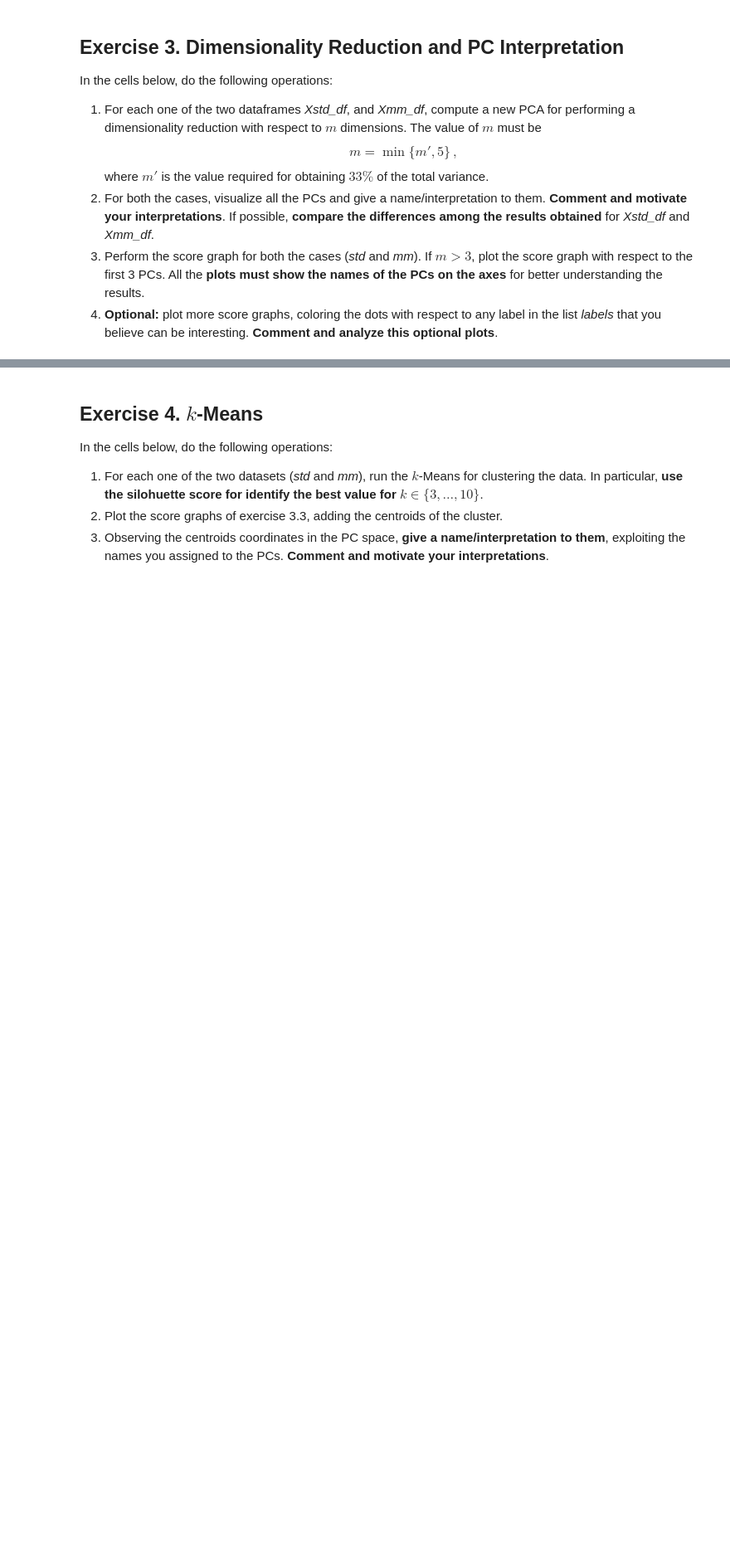
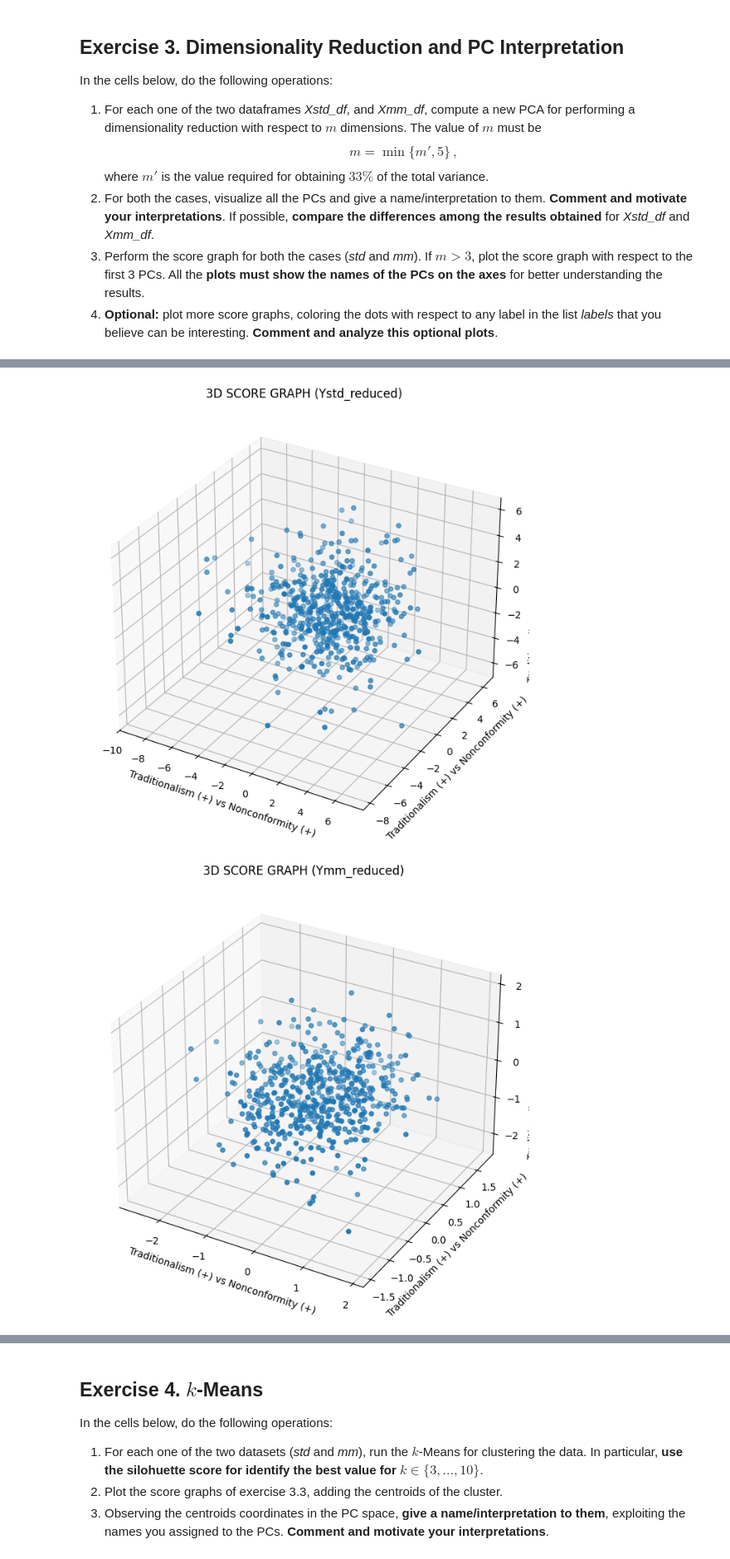
Before and after one commit to andrespinni/HW_PCA, a Jupyter notebook: HWpca_Surname1_Surname2.ipynb, the cells around one changed output, grey strips where cells are left out. Shown at 83% size. Drawn from its saved outputs; the diff is of its cells as text; code cells hidden in the pictures; blank space fills up the shorter version.

```diff
--- a/HWpca_Surname1_Surname2.ipynb
+++ b/HWpca_Surname1_Surname2.ipynb
@@ -343,12 +347,8 @@ In the cells below, do the following operations:
 4. **Optional:** plot more score graphs, coloring the dots with respect to any label in the list _labels_ that you believe can be interesting. **Comment and analyze this optional plots**.
 # %%
 # Function to compute m and perform dimensionality reduction
-def reduce_to_m_dimensions(X, target_variance=0.33, max_components=5):
-    pca = PCA()
-    pca.fit(X)
-
-    # Compute m'
-    cumulative_variance = np.cumsum(pca.explained_variance_ratio_)
+def reduce_to_m_dimensions(X, cumulative_variance, target_variance=0.33, max_components=5):
+    # Find the value of m' from the cumulative variance of X
     m_prime = np.searchsorted(cumulative_variance, target_variance) + 1  # +1 for index
 
     # Determine m
@@ -356,10 +356,10 @@ def reduce_to_m_dimensions(X, target_variance=0.33, max_components=5):
 
     # Dimensionality reduction
     pca_reduction = PCA(n_components=m)
-    X_reduced = pca_reduction.fit_transform(X)
+    Y_reduced = pca_reduction.fit_transform(X)
 
-    return X_reduced, pca_reduction
+    return m, Y_reduced, pca_reduction
 
 # Dimensionality reduction for Xstd_df and Xmm_df
-Xstd_reduced, pca_std = reduce_to_m_dimensions(Xstd_df)
-Xmm_reduced, pca_mm = reduce_to_m_dimensions(Xmm_df)
+m_std, Ystd_reduced, pca_std = reduce_to_m_dimensions(Xstd_df, cum_var_Xstd)
+m_mm, Ymm_reduced, pca_mm = reduce_to_m_dimensions(Xmm_df, cum_var_Xmm)
@@ -425,0 +470,27 @@ ValueError: shape mismatch: objects cannot be broadcast to a single shape.  Mism
+# %%
+# LIST OF THE NAMES ASSIGNED TO THE THREE PCs
+pc_std_names =  ["Traditionalism (+) vs Nonconformity (+)",
+             "Intensity (+) vs Sentimentality (-)",
+             "Sociability and Expressiveness (+)"]
+
+pc_mm_names =  ["Traditionalism (+) vs Nonconformity (+)",
+             "Intensity (+) vs Sentimentality (-)",
+             "Sociability and Expressiveness (+)"]
+# %%
+def plot_score_graphs(Y_reduced, label, pc_names):
+
+    fig = plt.figure(figsize=(8, 8))
+    ax = fig.add_subplot(111, projection='3d')
+    ax.scatter(Y_reduced[:, 0], Y_reduced[:, 1], Y_reduced[:, 2])
+    plt.title(f'3D SCORE GRAPH ({label})')
+    ax.set_xlabel(pc_names[0])
+    ax.set_ylabel(pc_names[0])
+    ax.set_zlabel(pc_names[0])
+    plt.grid()
+    plt.show()
+
+plot_score_graphs(Ystd_reduced, "Ystd_reduced", pc_std_names)
+plot_score_graphs(Ymm_reduced, "Ymm_reduced", pc_mm_names)
+# %% [output]
+[figure, added]
+[figure, added]
```
Also changed, not shown: parts of 7 cells of this notebook, 1 other file.
